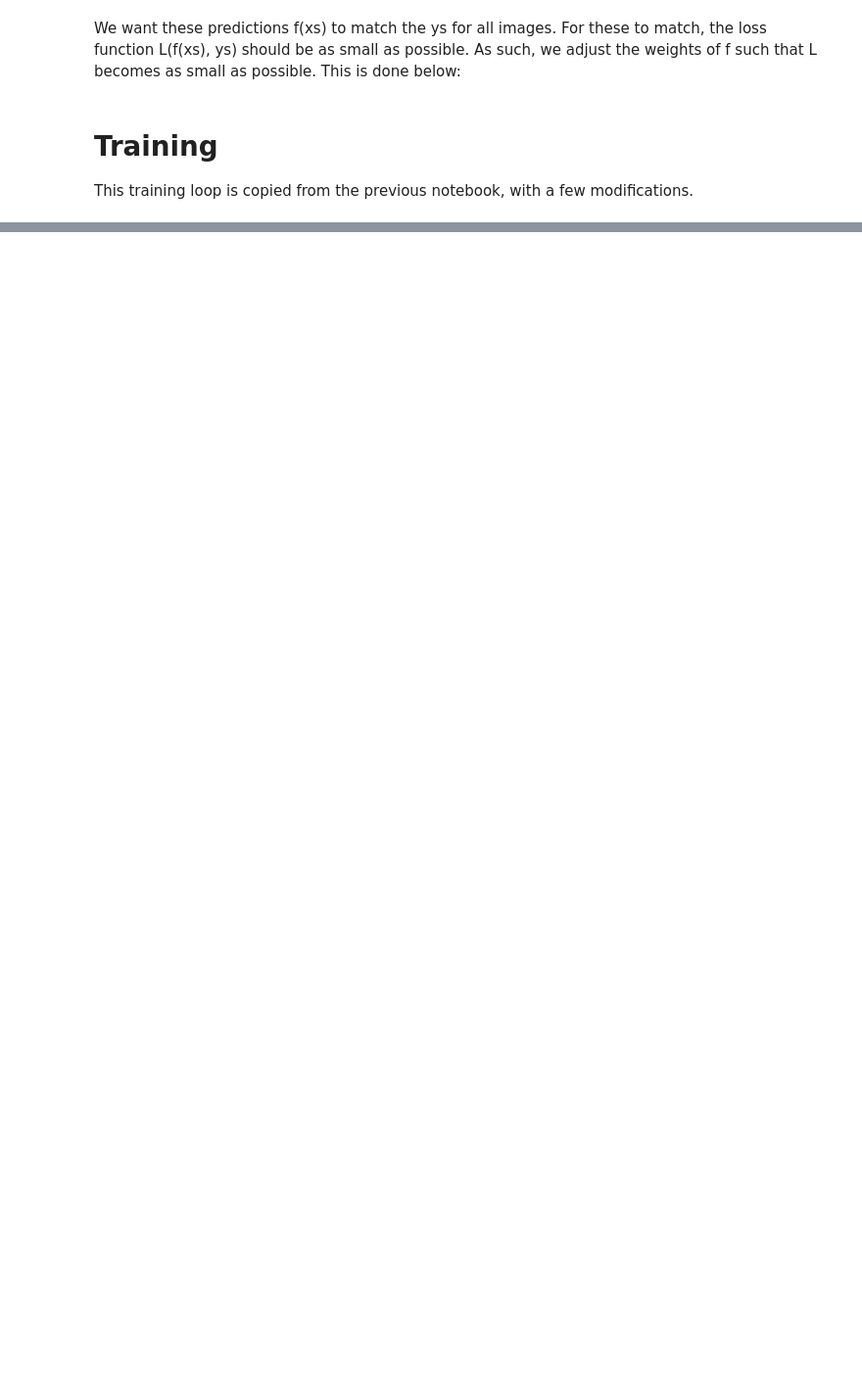
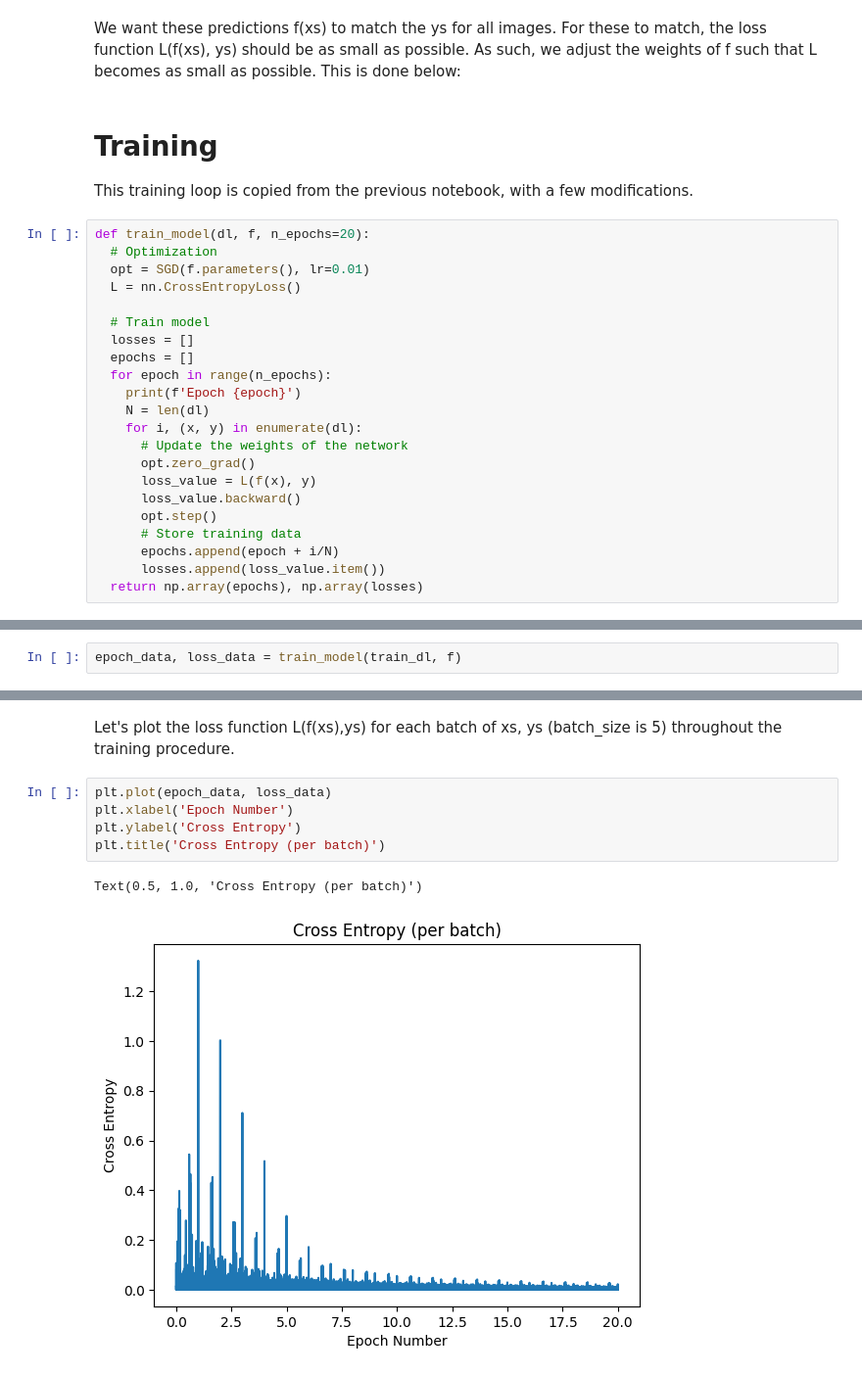
Before and after one commit to The1AndOnlyAlex/PyTorch-MNIST, a Jupyter notebook: pytorch4.ipynb, the cells around one changed output, grey strips where cells are left out. Shown at 98% size. Drawn from its saved outputs; the diff is of its cells as text; blank space fills up the shorter version.

Commit message:
MNIST Dataset training and testing complete

```diff
--- a/pytorch4.ipynb
+++ b/pytorch4.ipynb
@@ -239,3 +242,25 @@ We want these predictions f(xs) to match the ys for all images. For these to mat
 # **Training**
 
 This training loop is copied from the previous notebook, with a few modifications.
+# %%
+def train_model(dl, f, n_epochs=20):
+  # Optimization
+  opt = SGD(f.parameters(), lr=0.01)
+  L = nn.CrossEntropyLoss()
+
+  # Train model
+  losses = []
+  epochs = []
+  for epoch in range(n_epochs):
+    print(f'Epoch {epoch}')
+    N = len(dl)
+    for i, (x, y) in enumerate(dl):
+      # Update the weights of the network
+      opt.zero_grad()
+      loss_value = L(f(x), y)
+      loss_value.backward()
+      opt.step()
+      # Store training data
+      epochs.append(epoch + i/N)
+      losses.append(loss_value.item())
+  return np.array(epochs), np.array(losses)
@@ -241,0 +269,2 @@ This training loop is copied from the previous notebook, with a few modification
+# %%
+epoch_data, loss_data = train_model(train_dl, f)
@@ -241,0 +292,10 @@ This training loop is copied from the previous notebook, with a few modification
+# %% [markdown]
+Let's plot the loss function L(f(xs),ys) for each batch of xs, ys (batch_size is 5) throughout the training procedure.
+# %%
+plt.plot(epoch_data, loss_data)
+plt.xlabel('Epoch Number')
+plt.ylabel('Cross Entropy')
+plt.title('Cross Entropy (per batch)')
+# %% [output]
+Text(0.5, 1.0, 'Cross Entropy (per batch)')
+[figure, added]
```
Also changed, not shown: parts of 26 cells of this notebook.
